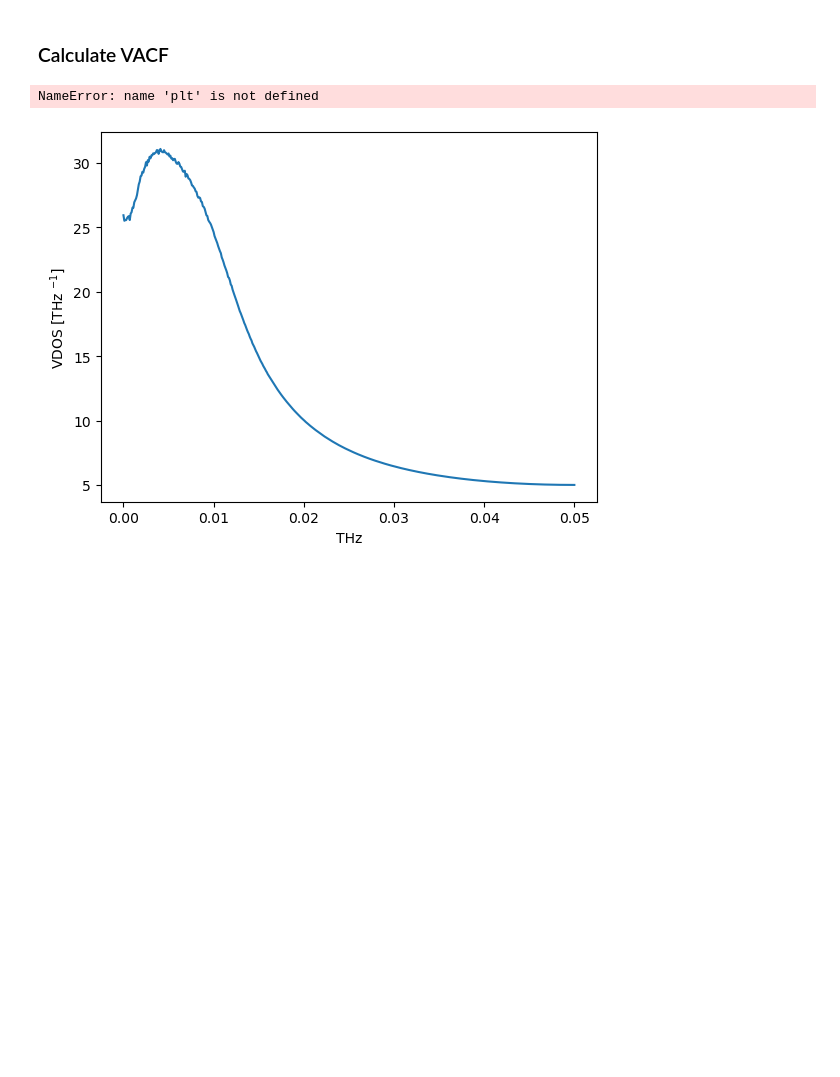
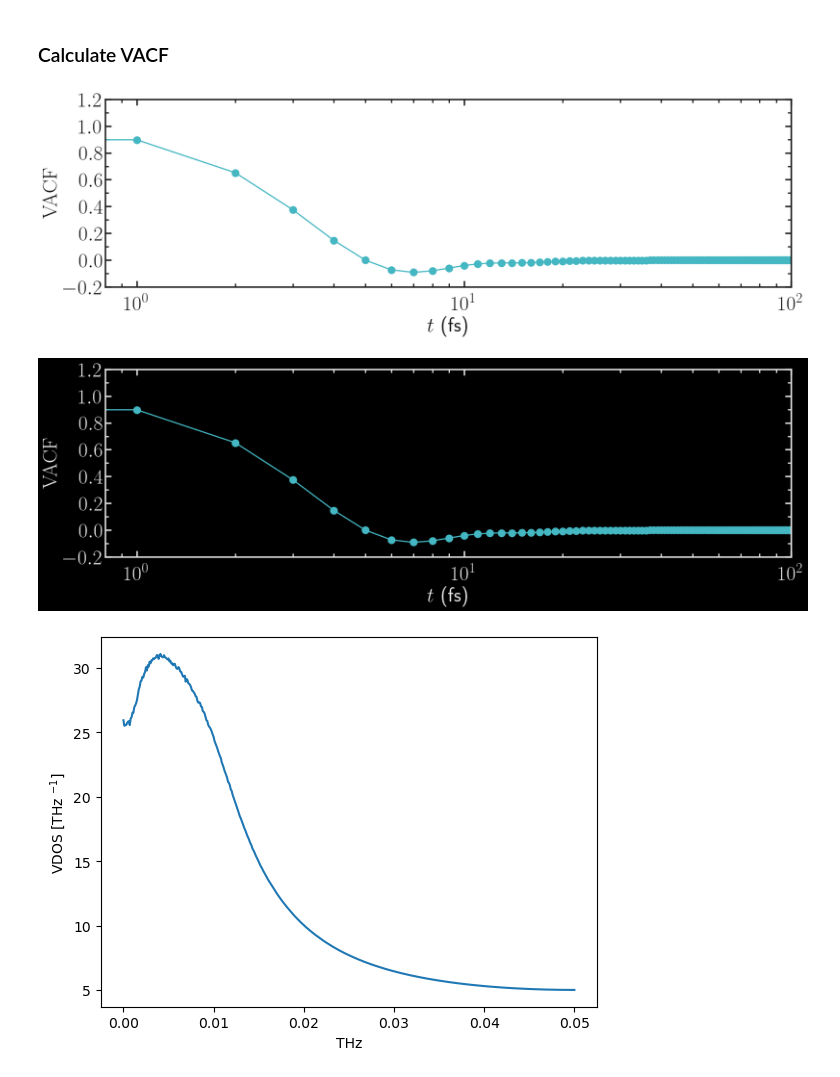
Before and after one commit to simongravelle/DOS-VACF-LAMMPS, a Jupyter notebook: calculateDOS.ipynb, the cells around one changed output. Drawn from its saved outputs; the diff is of its cells as text; code cells hidden in the pictures; blank space fills up the shorter version.

Commit message:
added figures

```diff
--- a/calculateDOS.ipynb
+++ b/calculateDOS.ipynb
@@ -3,4 +4,16 @@ import numpy as np
 from utilitiesDOS import read_dump, calculate_fft, calculate_autocorr
+# %%
+import os, sys, git
+sys.path.append('pyplot-perso/')
+from functions import complete_panel, save_figure, set_boundaries, \
+    add_subplotlabels, set_boundaries, prepare_figure
+from color_series1 import colors
+path_figures = "/figures/"
+# %%
+current_path = os.getcwd()
+git_repo = git.Repo(current_path, search_parent_directories=True)
+git_path = git_repo.git.rev_parse("--show-toplevel")
+sys.path.append(git_path)
 # %% [markdown]
 ### Import LAMMPS velocities
 # %%
@@ -30,28 +43,35 @@ print("The velocities was printed every", min_dt, "fs")
 The velocities was printed every 11.6 fs
 # %% [markdown]
 ### Calculate VACF
-# %%
-VACF_v, VACF_vx, VACF_vy, VACF_vz = np.zeros((4, correlation_len), dtype=float)
-for i_time in range(correlation_len, n_frames, correlation_len):
-    for i_atom in range(n_atoms):
-        VACF_vx += calculate_autocorr(velocities[i_atom,0,i_time-correlation_len:i_time], len(VACF_vx))
-        VACF_vy += calculate_autocorr(velocities[i_atom,1,i_time-correlation_len:i_time], len(VACF_vy))
-        VACF_vz += calculate_autocorr(velocities[i_atom,2,i_time-correlation_len:i_time], len(VACF_vz))
 # %%
 vacf_xyz = np.zeros((3, correlation_len), dtype=float)
 vacf = np.zeros((correlation_len), dtype=float)
 for i_time in range(correlation_len, n_frames, correlation_len):
     for i_atom in range(n_atoms):
         for i_dim in range(3):
-            vacf_xyz[i_dim] += calculate_autocorr(velocities[i_atom, i_dim,i_time-correlation_len:i_time],
+            vacf_xyz[i_dim] += calculate_autocorr(velocities[i_atom,
+                                                             i_dim,i_time-correlation_len:i_time],
                                                    correlation_len)
-for vxyz in vacf_xyz:
+for vxyz in vacf_xyz: # Average all 3 direction
     vacf += vxyz
-vacf /= vacf[0] # Normalise the velocity correlation
+vacf /= vacf[0] # Normalize the velocity correlation
-# %%
-plt.loglog(vacf)
-# %% [output]
-NameError: name 'plt' is not defined
+# %%
+filename = "vacf"
+desired_transparency = False
+for mode, mygray in zip(['light', 'dark'], [colors["mylightgray"], colors["mydarkgray"]]):
+    fig = prepare_figure(mode, transparency=desired_transparency, desired_figsize=(18,6))
+    ax, n, l_tot, c_tot = [], 0, 1, 1
+    n += 1
+    ax.append(plt.subplot(l_tot, c_tot, n))
+    ax[-1].semilogx(vacf, 'o-', color=colors["mycyan"],
+                markersize = 12, linewidth=2)
+    complete_panel(ax[-1], r'$t$ (fs)', r'$\textrm{VACF}$',
+                   legend=False, axis_color=mygray, xpad=15, locator_x=None)
+    set_boundaries(plt, x_boundaries=(0.8, 100), y_boundaries=(-0.2, 1.2))
+    save_figure(plt, fig, mode, git_path, path_figures, filename, transparency = desired_transparency)
+# %% [output]
+[figure, added]
+[figure, added]
 # %%
 import numpy as np
 from scipy import signal
```
Also changed, not shown: parts of 1 cell of this notebook, 3 other files.
